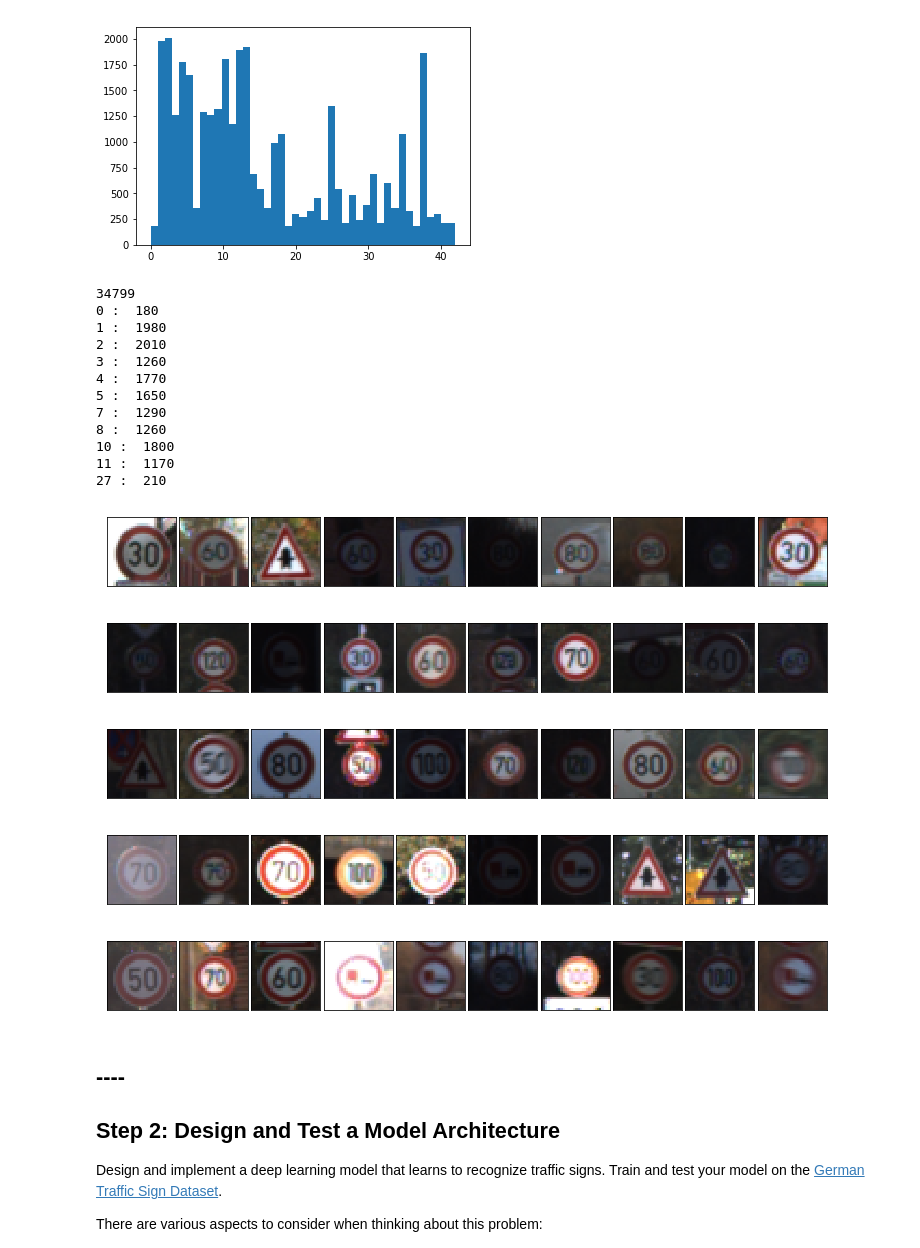
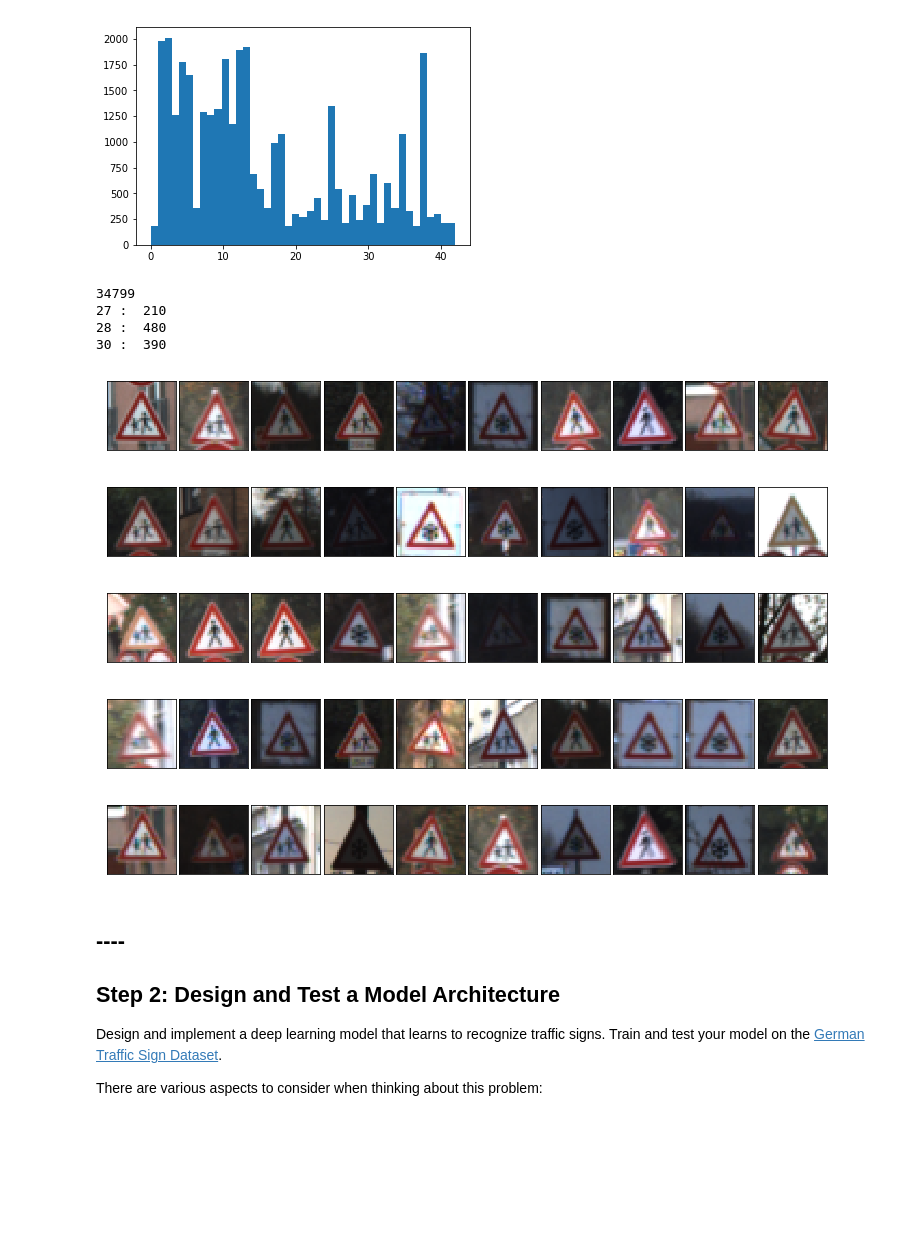
Before and after one commit to josemacenteno/CarND-Traffic-Sign-Classifier-Project, a Jupyter notebook: Traffic_Sign_Classifier.ipynb, the cells around one changed output. Cells and saved outputs as stored; diff of their text form; code cells hidden in the pictures; blank space fills up the shorter version.

```diff
--- a/Traffic_Sign_Classifier.ipynb
+++ b/Traffic_Sign_Classifier.ipynb
@@ -179,50 +179,42 @@ plt.show()
 # %%
 #Show random images
 num_cols = 10
 num_rows = 5
 
 # The original validation dataset had some difficult tags, which where always causing problems.
 # I opted to include those in training and change to cross-validation.
 # See,s lke x-validation with dropout improved performance, and made errors more random.
 #difficult_labels = tuple(set([2,25]))
 
 # New errors:
-difficult_labels = tuple(set([11, 7, 5, 0, 3, 8, 2, 2, 27, 4, 3, 1, 1, 0, 0,10, 11]))
-#difficult_labels = tuple(set([2, 25]))
+#difficult_labels = tuple(set([11, 7, 5, 0, 3, 8, 2, 2, 27, 4, 3, 1, 1, 0, 0,10, 11]))
+difficult_labels = tuple(set([28, 30, 27]))
 
 
 difficult_slice = [label in difficult_labels for label in y_train]
 y_difficult = y_train[difficult_slice]
 X_difficult = X_train[difficult_slice]
 
 print(len(difficult_slice))
 
 
 hist, bins = np.histogram(set_to_analyze, range(n_classes))
 for label in difficult_labels:
     print(label, ": ", hist[label])
 
 
 for i in range(num_rows):
     print_a_line_of_images(X_difficult, num_cols)
 # %% [output]
 34799
-0 :  180
-1 :  1980
-2 :  2010
-3 :  1260
-4 :  1770
-5 :  1650
-7 :  1290
-8 :  1260
-10 :  1800
-11 :  1170
 27 :  210
+28 :  480
+30 :  390
-[figure, old version]
+[figure, new version]
-[figure, old version]
+[figure, new version]
-[figure, old version]
+[figure, new version]
-[figure, old version]
+[figure, new version]
-[figure, old version]
+[figure, new version]
 # %% [markdown]
 ## ----
 
```
Also changed, not shown: parts of 5 cells of this notebook, 1 other file.
